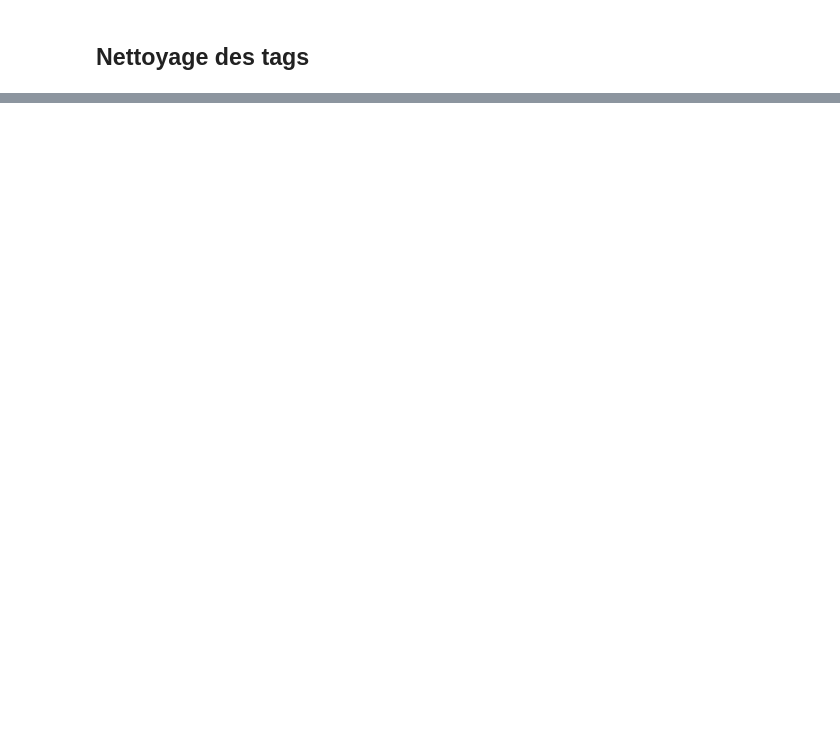
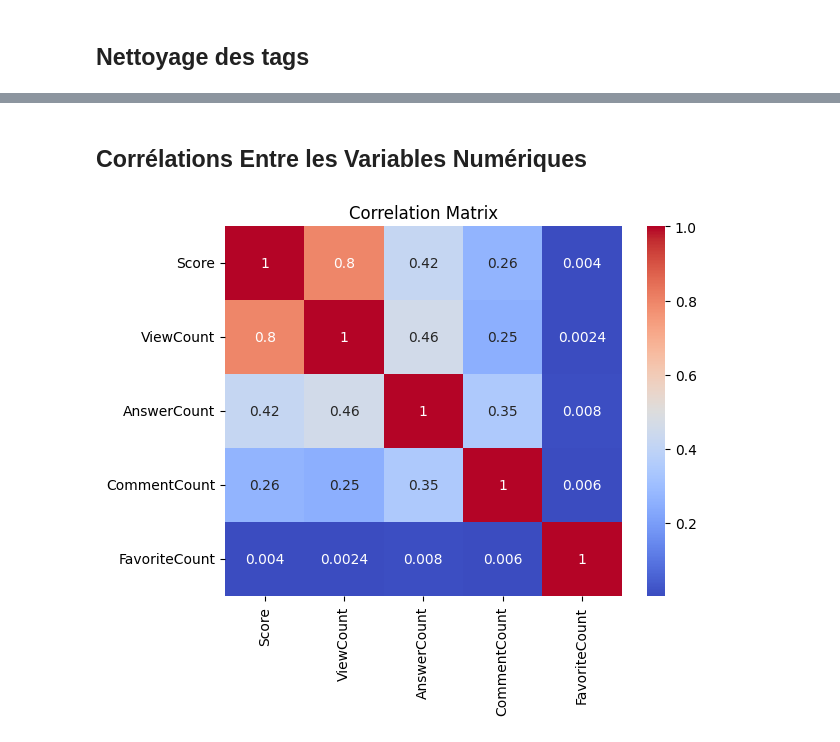
Before and after one commit to eleffa/suggestion_de_tags, a Jupyter notebook: suggestions-de-tags.ipynb, the cells around one changed output, grey strips where cells are left out. Cells and saved outputs as stored; diff of their text form; code cells hidden in the pictures; blank space fills up the shorter version.

```diff
--- a/suggestions-de-tags.ipynb
+++ b/suggestions-de-tags.ipynb
@@ -72,8 +80,8 @@ df.head()
 # %% [markdown]
 ## Nettoyage des tags
 # %%
-df['Tags'] = df['Tags'].apply(lambda x : x.replace('<', ''))
-df['Tags'] = df['Tags'].apply(lambda x : x.replace('>', ','))
-df['Tags'] = df['Tags'].apply(lambda x : x.split(','))
-df['Tags']
+df['Tags'] = df['Tags'].swifter.apply(lambda x : x.replace('<', ''))
+df['Tags'] = df['Tags'].swifter.apply(lambda x : x.replace('>', ','))
+df['Tags'] = df['Tags'].swifter.apply(lambda x : x.split(','))
+df['Tags'].head()
 # %% [output]
@@ -93,0 +141,3 @@ Name: Tags, Length: 46500, dtype: object
+# %%
+df['Title'] = df['Title'].swifter.apply(lemmatize_text_spacy)
+df['Title'] = df['Title'].swifter.apply(message_cleaning)
@@ -95,0 +165,18 @@ Name: Tags, Length: 46500, dtype: object
+# %%
+from bs4 import BeautifulSoup
+
+def remove_code(text):
+    pointer=text.find('<code>')
+    while pointer!=-1:
+        ender=text.find(u'</code>')
+        text=text.replace(text[pointer:ender+7],' ')
+        pointer=text.find('<code>')
+    return text
+
+def remove_html(text):
+    return BeautifulSoup(text, 'lxml').get_text()
+# %%
+df['Body'] = df['Body'].swifter.apply(remove_code)
+df['Body'] = df['Body'].swifter.apply(remove_html)
+df['Body'] = df['Body'].swifter.apply(lemmatize_text_spacy)
+df['Body'] = df['Body'].swifter.apply(message_cleaning)
@@ -95,0 +259,13 @@ Name: Tags, Length: 46500, dtype: object
+# %% [markdown]
+## Corrélations Entre les Variables Numériques
+# %%
+# Matrice de corrélation
+import matplotlib.pyplot as plt
+import seaborn as sns
+
+correlation_matrix = df[['Score', 'ViewCount', 'AnswerCount', 'CommentCount', 'FavoriteCount']].corr()
+sns.heatmap(correlation_matrix, annot=True, cmap='coolwarm')
+plt.title('Correlation Matrix')
+plt.show()
+# %% [output]
+[figure, added]
```
Also changed, not shown: parts of 34 cells of this notebook.
